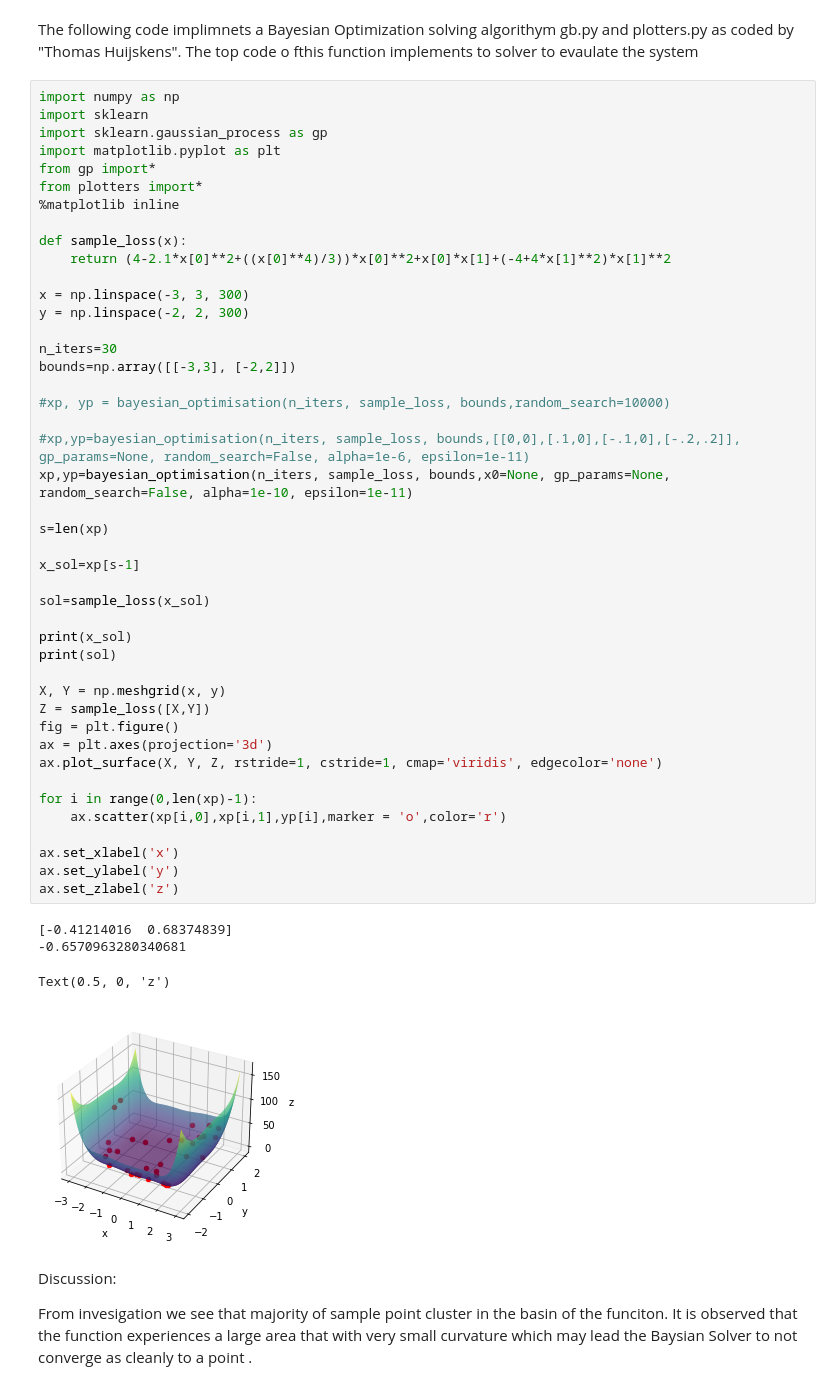
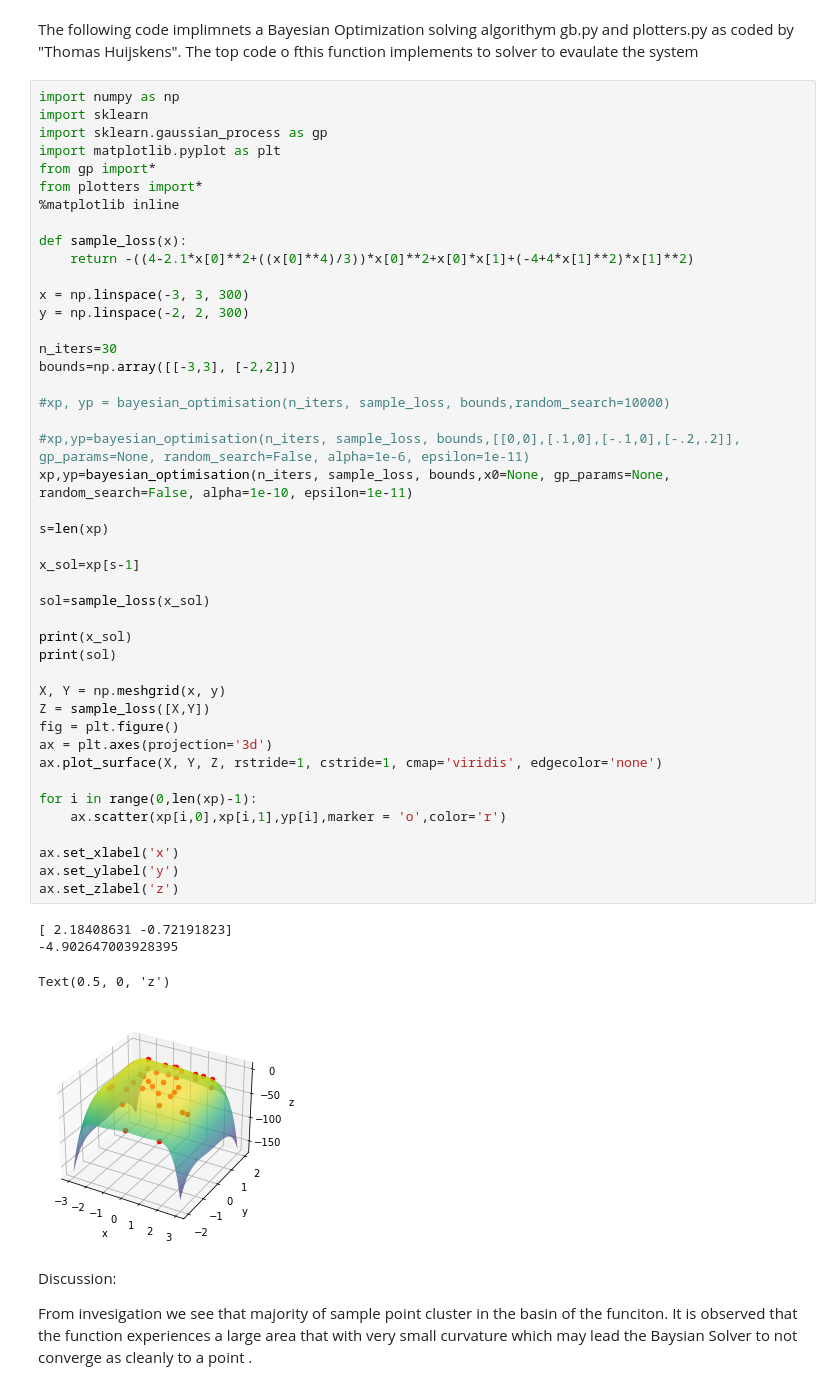
Before and after one commit to Cwhitney32/DesignOptimization, a Jupyter notebook: Homework 3.ipynb, the cells around one changed output. Saved outputs shown, nothing was run; the diff lists cells and outputs as text.

```diff
--- a/Homework 3.ipynb
+++ b/Homework 3.ipynb
@@ -191,7 +191,7 @@ from plotters import*
 %matplotlib inline
 
 def sample_loss(x):
-    return (4-2.1*x[0]**2+((x[0]**4)/3))*x[0]**2+x[0]*x[1]+(-4+4*x[1]**2)*x[1]**2
+    return -((4-2.1*x[0]**2+((x[0]**4)/3))*x[0]**2+x[0]*x[1]+(-4+4*x[1]**2)*x[1]**2)
 
 x = np.linspace(-3, 3, 300)
 y = np.linspace(-2, 2, 300)
@@ -200,36 +200,36 @@ n_iters=30
 bounds=np.array([[-3,3], [-2,2]])
 
 #xp, yp = bayesian_optimisation(n_iters, sample_loss, bounds,random_search=10000)
 
 #xp,yp=bayesian_optimisation(n_iters, sample_loss, bounds,[[0,0],[.1,0],[-.1,0],[-.2,.2]], gp_params=None, random_search=False, alpha=1e-6, epsilon=1e-11)
 xp,yp=bayesian_optimisation(n_iters, sample_loss, bounds,x0=None, gp_params=None, random_search=False, alpha=1e-10, epsilon=1e-11)
 
 s=len(xp)
 
 x_sol=xp[s-1]
 
 sol=sample_loss(x_sol)
 
 print(x_sol)
 print(sol)
 
 X, Y = np.meshgrid(x, y)
 Z = sample_loss([X,Y])
 fig = plt.figure()
 ax = plt.axes(projection='3d')
 ax.plot_surface(X, Y, Z, rstride=1, cstride=1, cmap='viridis', edgecolor='none')
 
 for i in range(0,len(xp)-1):
     ax.scatter(xp[i,0],xp[i,1],yp[i],marker = 'o',color='r')
 
 ax.set_xlabel('x')
 ax.set_ylabel('y')
 ax.set_zlabel('z')
 # %% [output]
-[-0.41214016  0.68374839]
--0.6570963280340681
+[ 2.18408631 -0.72191823]
+-4.902647003928395
 Text(0.5, 0, 'z')
-[figure, old version]
+[figure, new version]
 # %% [markdown]
 Discussion:
 
```
Also changed, not shown: parts of 1 cell of this notebook, 1 other file.
